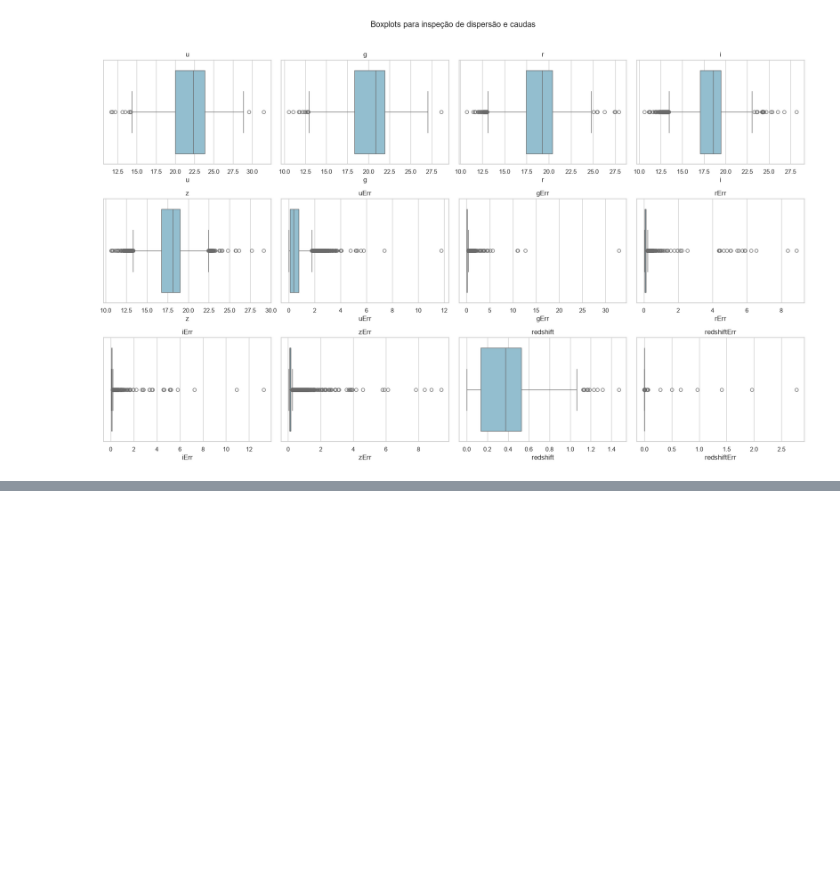
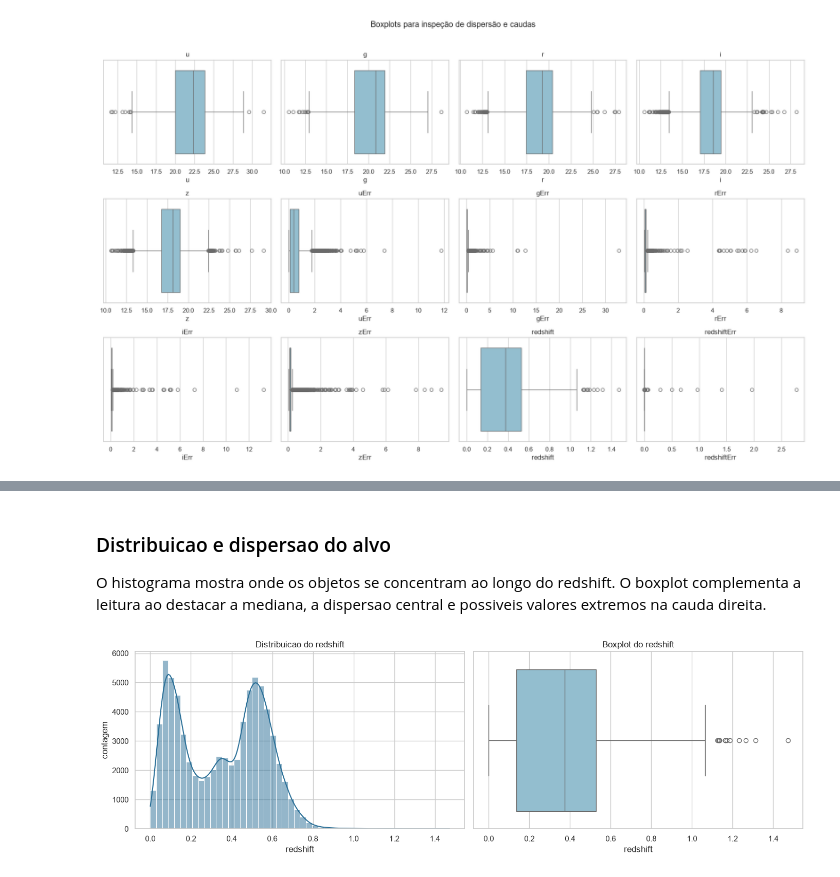
Before and after one commit to joaopjpc/redshift-learning, a Jupyter notebook: notebooks/01_eda_happy.ipynb, the cells around one changed output, grey strips where cells are left out. Saved outputs shown, nothing was run; the diff lists cells and outputs as text; code cells hidden in the pictures; blank space fills up the shorter version.

```diff
--- a/notebooks/01_eda_happy.ipynb
+++ b/notebooks/01_eda_happy.ipynb
@@ -429,0 +413,20 @@ Com essas três primeiras etapas, já estabelecemos uma base sólida para contin
+# %% [markdown]
+### Distribuicao e dispersao do alvo
+
+O histograma mostra onde os objetos se concentram ao longo do redshift. O boxplot complementa a leitura ao destacar a mediana, a dispersao central e possiveis valores extremos na cauda direita.
+# %%
+fig, axes = plt.subplots(1, 2, figsize=(14, 4.5))
+
+sns.histplot(df[target_col], bins=50, kde=True, ax=axes[0], color="#2a6f97")
+axes[0].set_title("Distribuicao do redshift")
+axes[0].set_xlabel("redshift")
+axes[0].set_ylabel("contagem")
+
+sns.boxplot(x=df[target_col], ax=axes[1], color="#89c2d9")
+axes[1].set_title("Boxplot do redshift")
+axes[1].set_xlabel("redshift")
+
+plt.tight_layout()
+plt.show()
+# %% [output]
+[figure, added]
```
Also changed, not shown: parts of 42 cells of this notebook.
